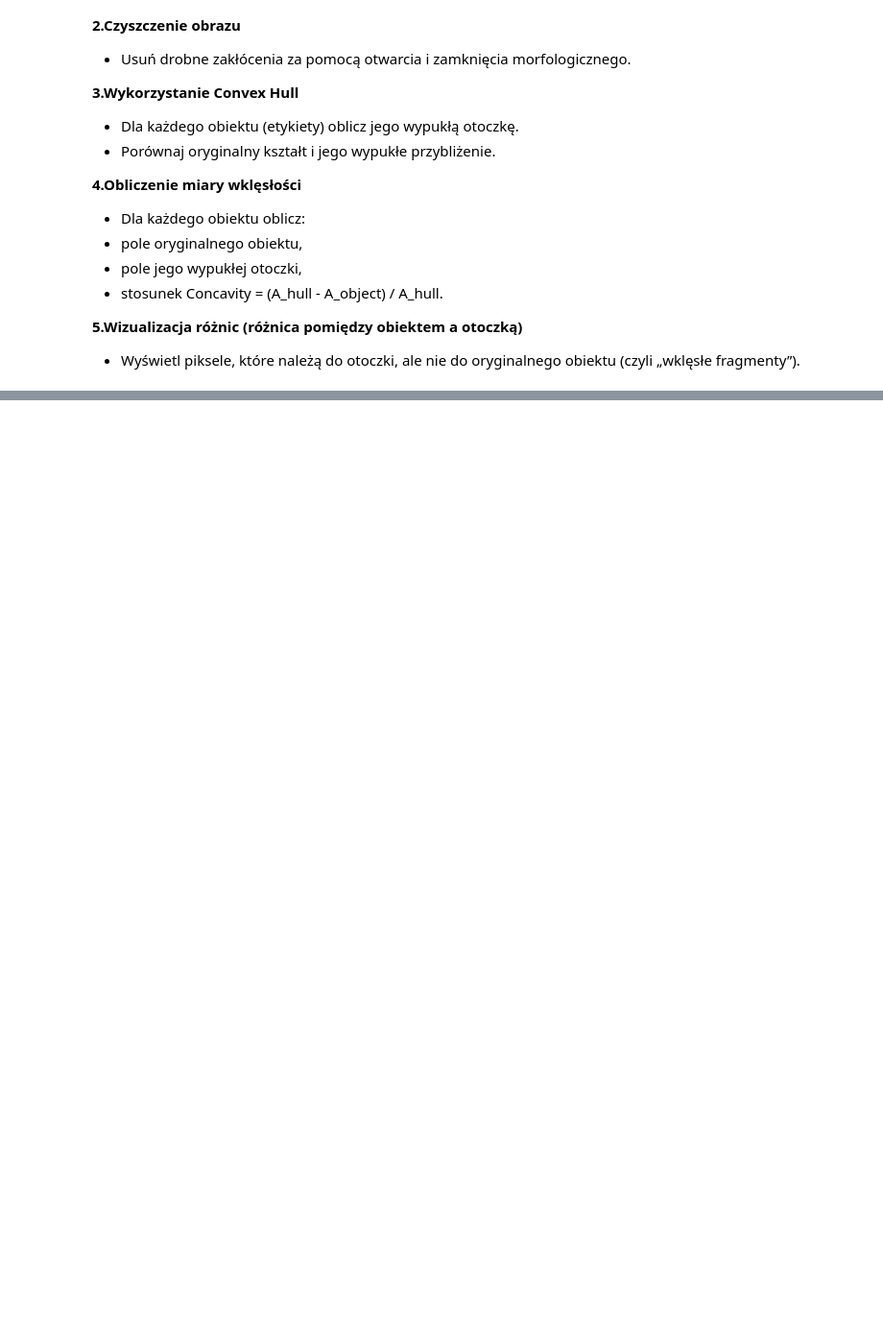
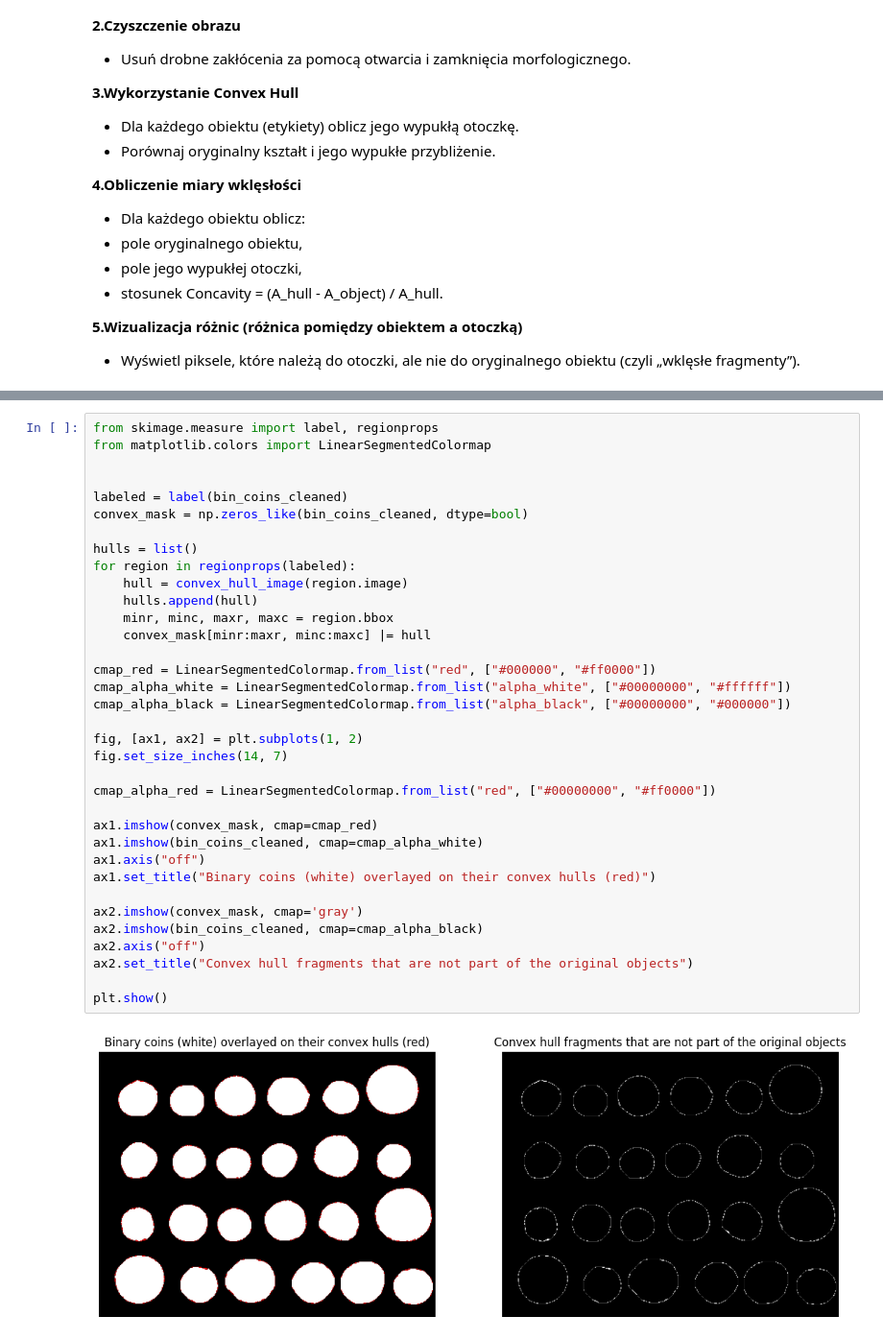
Before and after one commit to Blizek/image-analysis-and-processing, a Jupyter notebook: lab2/Lab_2_Morfologia_matematyczna_zadania.ipynb, the cells around one changed output, grey strips where cells are left out. Shown at 96% size. Saved outputs shown, nothing was run; the diff lists cells and outputs as text; blank space fills up the shorter version.

```diff
--- a/lab2/Lab_2_Morfologia_matematyczna_zadania.ipynb
+++ b/lab2/Lab_2_Morfologia_matematyczna_zadania.ipynb
@@ -510,0 +592,37 @@ Celem jest:
+# %%
+from skimage.measure import label, regionprops
+from matplotlib.colors import LinearSegmentedColormap
+
+
+labeled = label(bin_coins_cleaned)
+convex_mask = np.zeros_like(bin_coins_cleaned, dtype=bool)
+
+hulls = list()
+for region in regionprops(labeled):
+    hull = convex_hull_image(region.image)
+    hulls.append(hull)
+    minr, minc, maxr, maxc = region.bbox
+    convex_mask[minr:maxr, minc:maxc] |= hull
+
+cmap_red = LinearSegmentedColormap.from_list("red", ["#000000", "#ff0000"])
+cmap_alpha_white = LinearSegmentedColormap.from_list("alpha_white", ["#00000000", "#ffffff"])
+cmap_alpha_black = LinearSegmentedColormap.from_list("alpha_black", ["#00000000", "#000000"])
+
+fig, [ax1, ax2] = plt.subplots(1, 2)
+fig.set_size_inches(14, 7)
+
+cmap_alpha_red = LinearSegmentedColormap.from_list("red", ["#00000000", "#ff0000"])
+
+ax1.imshow(convex_mask, cmap=cmap_red)
+ax1.imshow(bin_coins_cleaned, cmap=cmap_alpha_white)
+ax1.axis("off")
+ax1.set_title("Binary coins (white) overlayed on their convex hulls (red)")
+
+ax2.imshow(convex_mask, cmap='gray')
+ax2.imshow(bin_coins_cleaned, cmap=cmap_alpha_black)
+ax2.axis("off")
+ax2.set_title("Convex hull fragments that are not part of the original objects")
+
+plt.show()
+# %% [output]
+[figure, added]
```
Also changed, not shown: parts of 12 cells of this notebook, 2 other files.
